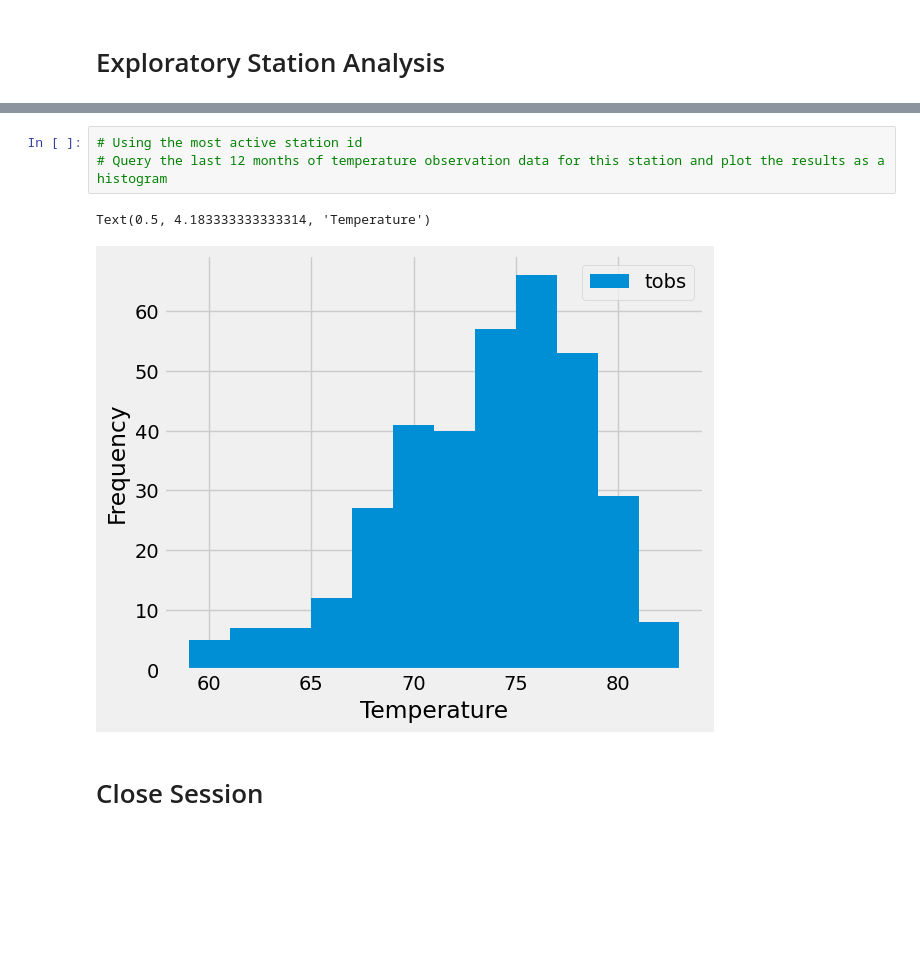
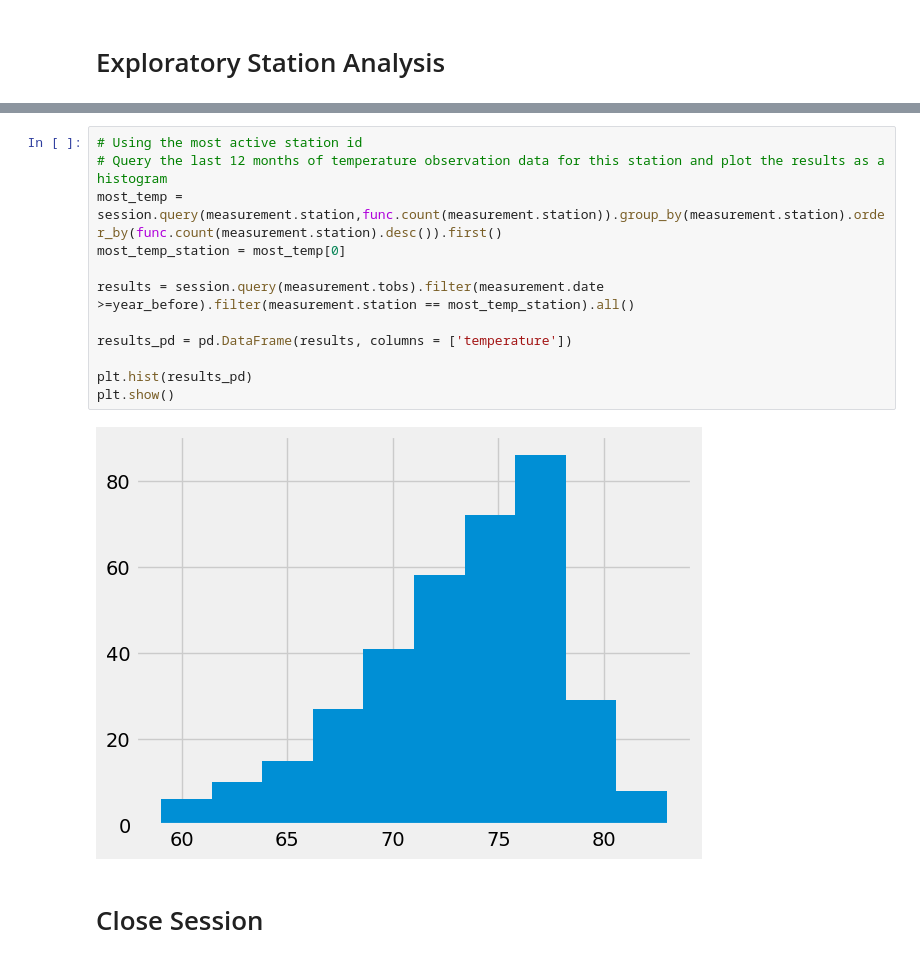
Before and after one commit to AlejandraFeatherston/sqlalchemy-challenge, a Jupyter notebook: SurfsUp/climate_starter.ipynb, the cells around one changed output, grey strips where cells are left out. Cells and saved outputs as stored; diff of their text form; blank space fills up the shorter version.

```diff
--- a/SurfsUp/climate_starter.ipynb
+++ b/SurfsUp/climate_starter.ipynb
@@ -111,9 +123,17 @@ max       6.700000
 # %%
 # Using the most active station id
 # Query the last 12 months of temperature observation data for this station and plot the results as a histogram
+most_temp = session.query(measurement.station,func.count(measurement.station)).group_by(measurement.station).order_by(func.count(measurement.station).desc()).first()
+most_temp_station = most_temp[0]
+
+results = session.query(measurement.tobs).filter(measurement.date >=year_before).filter(measurement.station == most_temp_station).all()
+
+results_pd = pd.DataFrame(results, columns = ['temperature'])
+
+plt.hist(results_pd)
+plt.show()
 # %% [output]
-Text(0.5, 4.183333333333314, 'Temperature')
-[figure, old version]
+[figure, new version]
 # %% [markdown]
 # Close Session
 # %%
```
Also changed, not shown: parts of 6 cells of this notebook.
